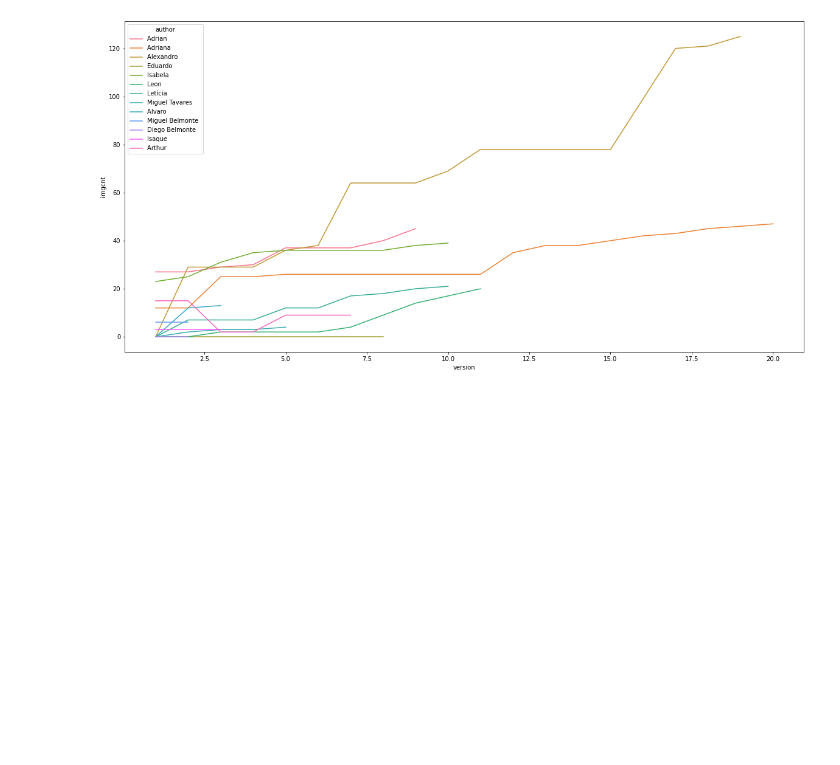
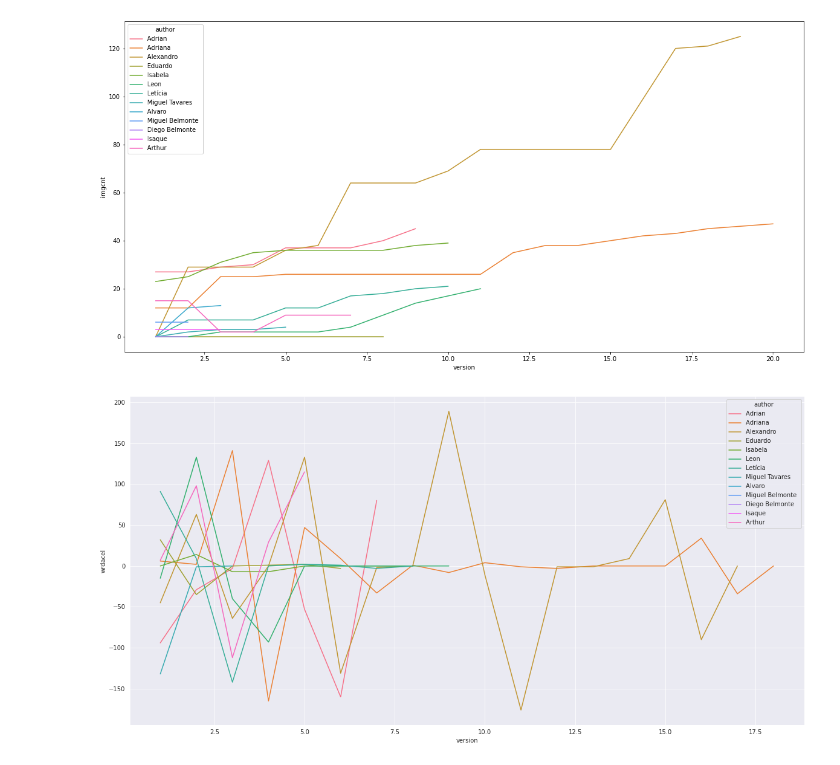
Before and after one commit to cetoli/draft, a Jupyter notebook: src/supergame/ipnb/supergame.ipynb, the cells around one changed output. Saved outputs shown, nothing was run; the diff lists cells and outputs as text; code cells hidden in the pictures; blank space fills up the shorter version.

```diff
--- a/src/supergame/ipnb/supergame.ipynb
+++ b/src/supergame/ipnb/supergame.ipynb
@@ -151,3 +154,10 @@ sns.lineplot(x="version", y="imgcnt", hue="author", data=df)
 plt.gcf().set_size_inches(20,10)
 # %% [output]
 [figure]
+# %%
+import seaborn as sns
+import matplotlib.pyplot as plt
+sns.lineplot(x="version", y="wrdacel", hue="author", data=df)
+plt.gcf().set_size_inches(20, 10)
+# %% [output]
+[figure, added]
```
Also changed, not shown: parts of 2 cells of this notebook, 1 other file.
